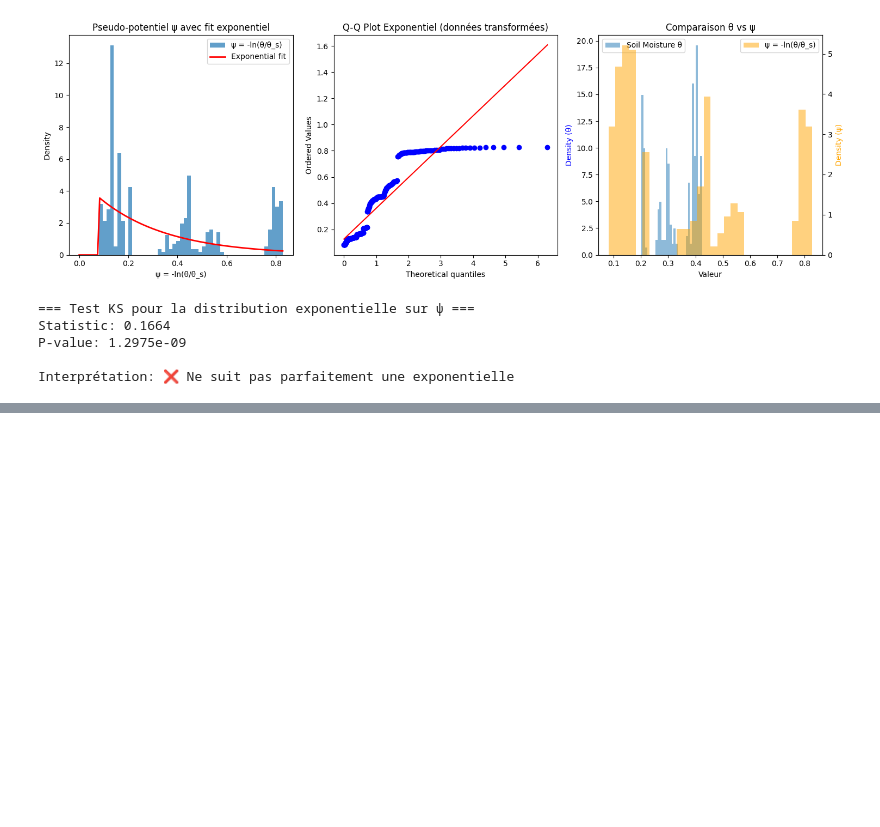
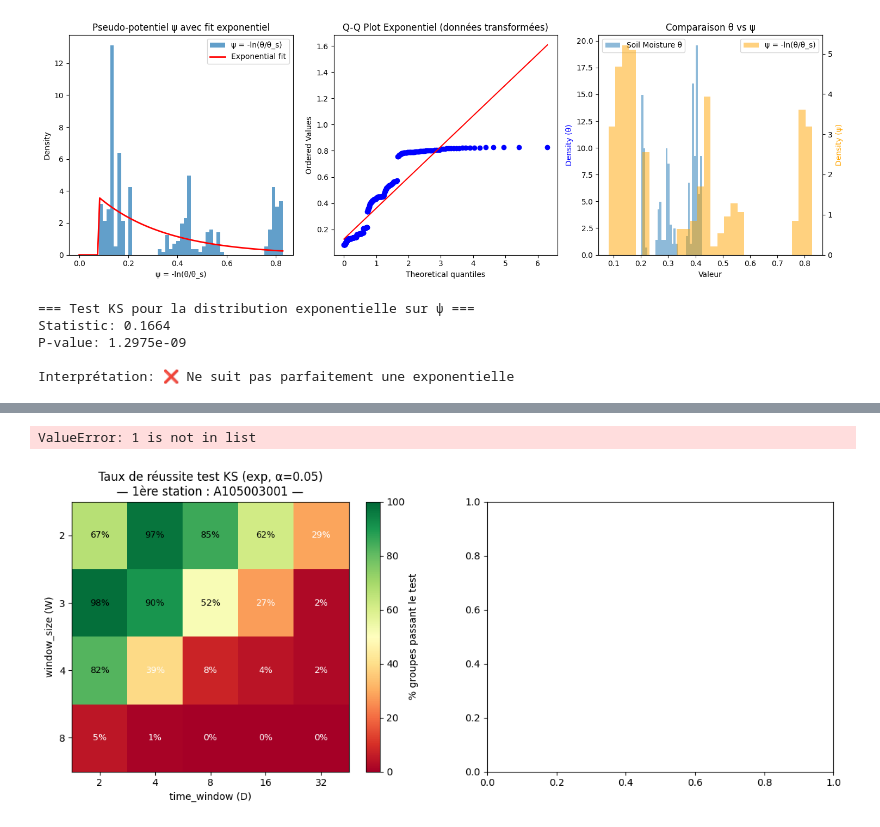
Before and after one commit to Matthieu-Gallet/WaSPS-DTW, a Jupyter notebook: notebooks/dev.ipynb, the cells around one changed output, grey strips where cells are left out. Cells and saved outputs as stored; diff of their text form; code cells hidden in the pictures; blank space fills up the shorter version.

```diff
--- a/notebooks/dev.ipynb
+++ b/notebooks/dev.ipynb
@@ -190,0 +226,17 @@ Interprétation: ❌ Ne suit pas parfaitement une exponentielle
+# %%
+from scipy import stats
+import pandas as pd
+df = []
+for i in range(len(X_train_raw)):
+    for j in range(len(X_train_raw[i])):
+        x = X_train_raw[i][j].ravel()
+        lam = 1 / np.mean(x)  # Estimation du paramètre lambda
+        D, p = stats.kstest(x, 'expon', args=(0, 1/lam))
+        # print("lambda =", lam)
+        if p > 0.05:
+            # print(f"Sample {i}, feature {j} and class {Y_train[i]} follows an exponential distribution (p-value = {p:.4f})")
+            df.append((i, j, Y_train[i], p))
+
+df = pd.DataFrame(df, columns=['Sample', 'Feature', 'Class', 'P-Value'])
+filtered_df = df[df['P-Value'] > 0.05]
+print(f"{len(filtered_df)} features follow an exponential distribution with p-value > 0.05")
@@ -190,0 +438,43 @@ Interprétation: ❌ Ne suit pas parfaitement une exponentielle
+# %%
+fig, axes = plt.subplots(1, 2, figsize=(14, 5))
+
+# ── Heatmap taux de réussite ─────────────────────────────────────────────────
+ax = axes[0]
+im = ax.imshow(rates * 100, aspect='auto', cmap='RdYlGn', vmin=0, vmax=100,
+               origin='upper')
+ax.set_xticks(range(len(time_windows)))
+ax.set_xticklabels(time_windows)
+ax.set_yticks(range(len(window_sizes)))
+ax.set_yticklabels(window_sizes)
+ax.set_xlabel("time_window (D)")
+ax.set_ylabel("window_size (W)")
+ax.set_title(f"Taux de réussite test KS (exp, α=0.05)\n— 1ère station : {station['code_station']} —")
+for i in range(len(window_sizes)):
+    for j in range(len(time_windows)):
+        v = rates[i, j]
+        if not np.isnan(v):
+            ax.text(j, i, f"{100*v:.0f}%", ha='center', va='center', fontsize=9,
+                    color='white' if v < 0.4 else 'black')
+plt.colorbar(im, ax=ax, label='% groupes passant le test')
+
+# ── Profils selon chaque axe (ws=1 → impact temporel pur ; tw=1 → spatial pur) ──
+ax = axes[1]
+# Impact spatial pur : tw=1, faire varier ws
+idx_tw1 = time_windows.index(1)
+ax.plot(window_sizes, rates[:, idx_tw1] * 100, 'o-', label='time_window=1 (impact spatial)')
+# Impact temporel pur : ws=1, faire varier tw
+idx_ws1 = window_sizes.index(1)
+ax.plot(time_windows, rates[idx_ws1, :] * 100, 's--', label='window_size=1 (impact temporel)',
+        color='orange')
+ax.axhline(5, color='gray', linestyle=':', label='seuil α=5 % (hasard)')
+ax.set_xlabel("Taille de la fenêtre")
+ax.set_ylabel("% groupes passant le test KS")
+ax.set_title("Impact séparé : spatial vs temporel")
+ax.legend()
+ax.grid(True, alpha=0.3)
+
+plt.tight_layout()
+plt.show()
+# %% [output]
+ValueError: 1 is not in list
+[figure, added]
```
Also changed, not shown: parts of 21 cells of this notebook, 5 other files.
